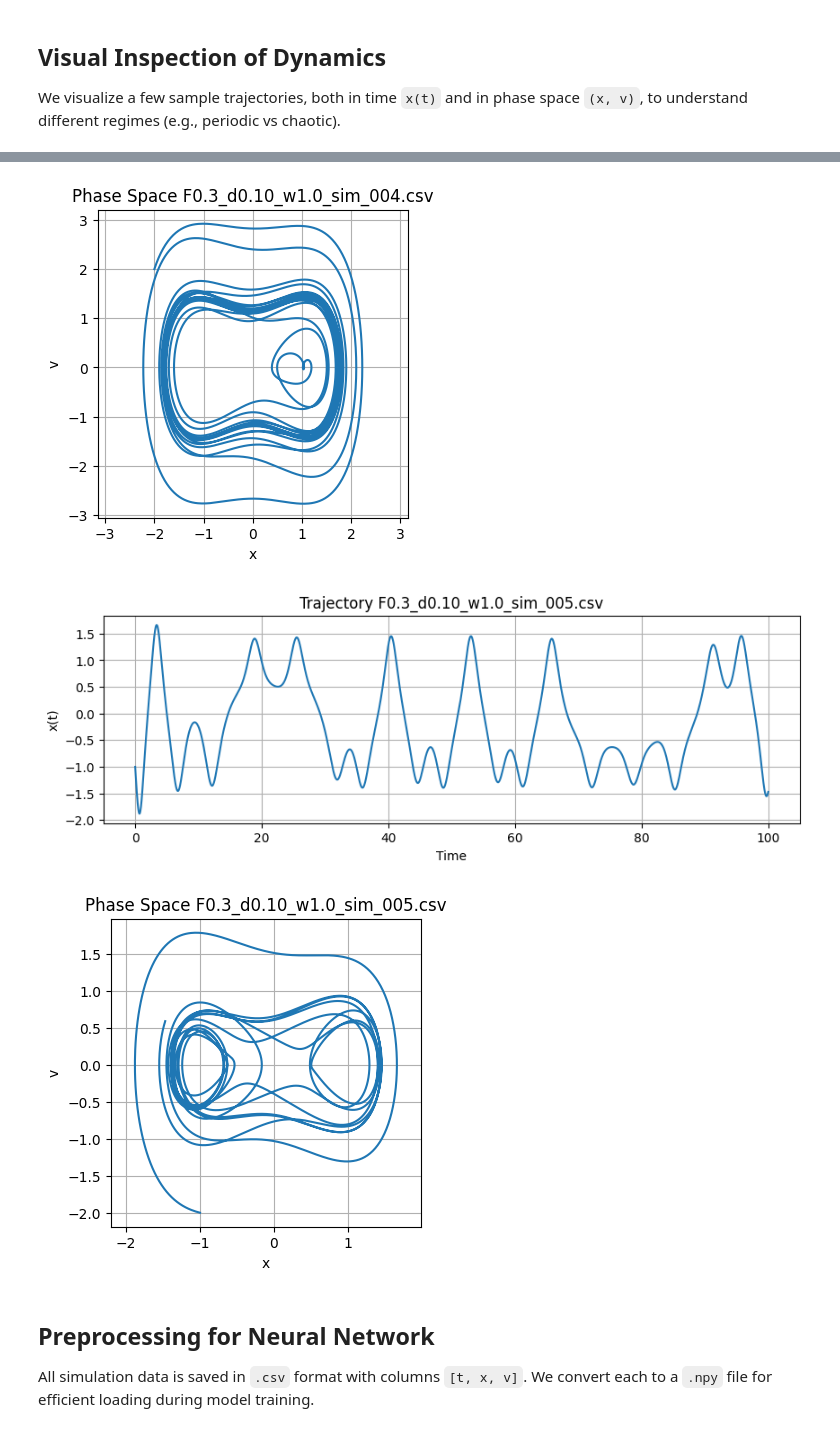
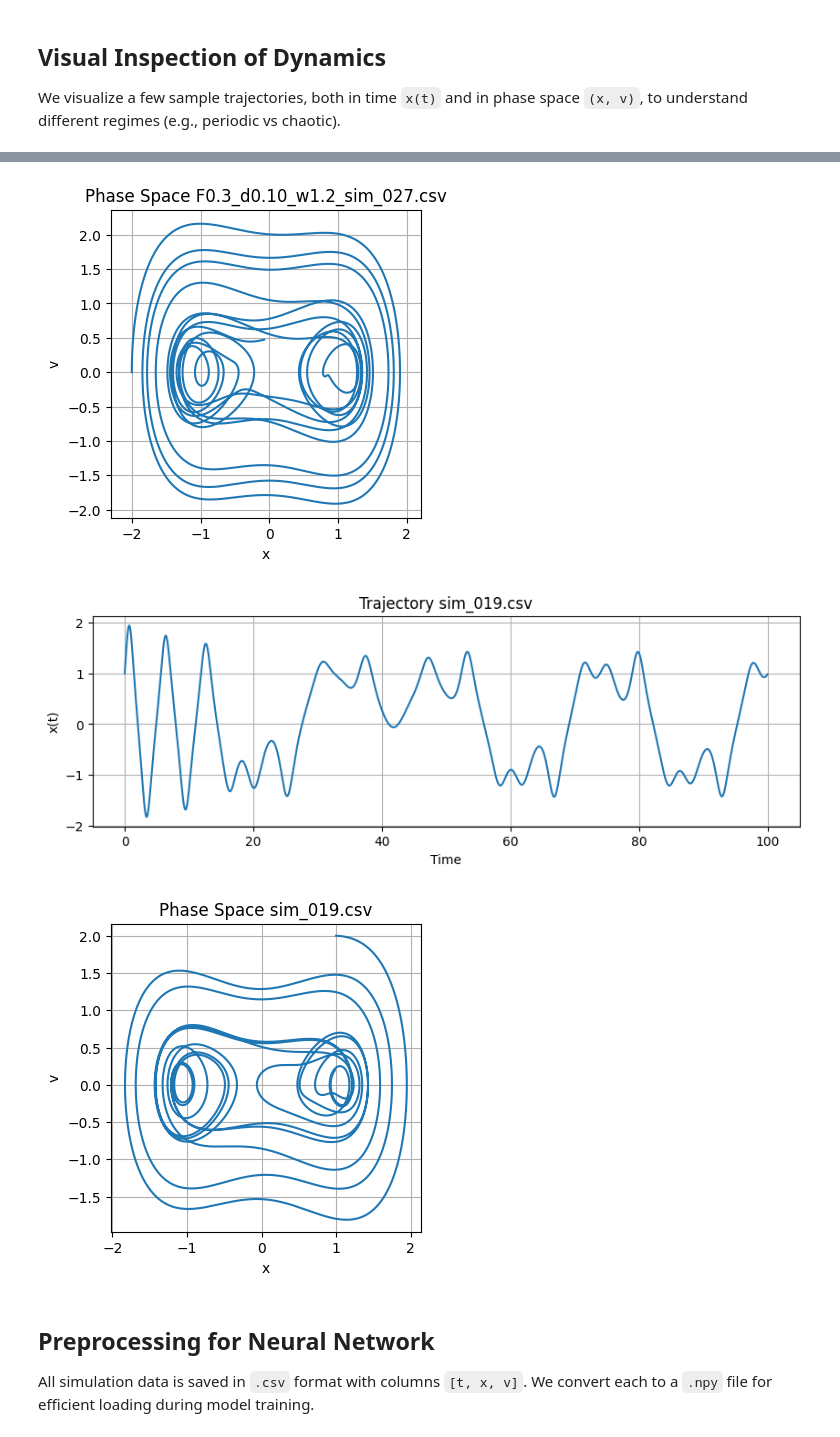
Before and after one commit to Mustafa-Meric-Kasap/duff-net-dynamics, a Jupyter notebook: notebooks/simulation.ipynb, the cells around one changed output, grey strips where cells are left out. Cells and saved outputs as stored; diff of their text form; code cells hidden in the pictures.

Commit message:
Select random samples instead of first 6

```diff
--- a/notebooks/simulation.ipynb
+++ b/notebooks/simulation.ipynb
@@ -27,8 +27,11 @@ Found 475 simulation files.
 
 We visualize a few sample trajectories, both in time `x(t)` and in phase space `(x, v)`, to understand different regimes (e.g., periodic vs chaotic).
 # %%
-# Plot a few sample simulations
-for i, file_name in enumerate(filenames[:6]):  # Show first 6
+import random
+sample_files = random.sample(filenames, 6)
+
+# Plot a few sample simulations (random selection)
+for file_name in sample_files:
     data = pd.read_csv(os.path.join(raw_dir, file_name))
 
     t = data["t"].values
@@ -66,6 +69,6 @@ for i, file_name in enumerate(filenames[:6]):  # Show first 6
-[figure, old version]
+[figure, new version]
-[figure, old version]
+[figure, new version]
-[figure, old version]
+[figure, new version]
 # %% [markdown]
 ## Preprocessing for Neural Network
 
```
Also changed, not shown: parts of 1 cell of this notebook.
